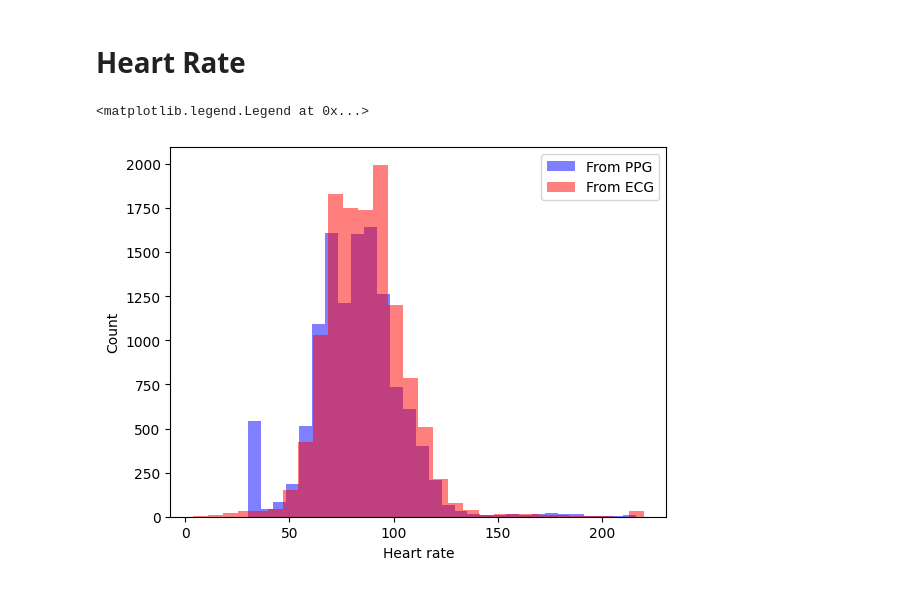
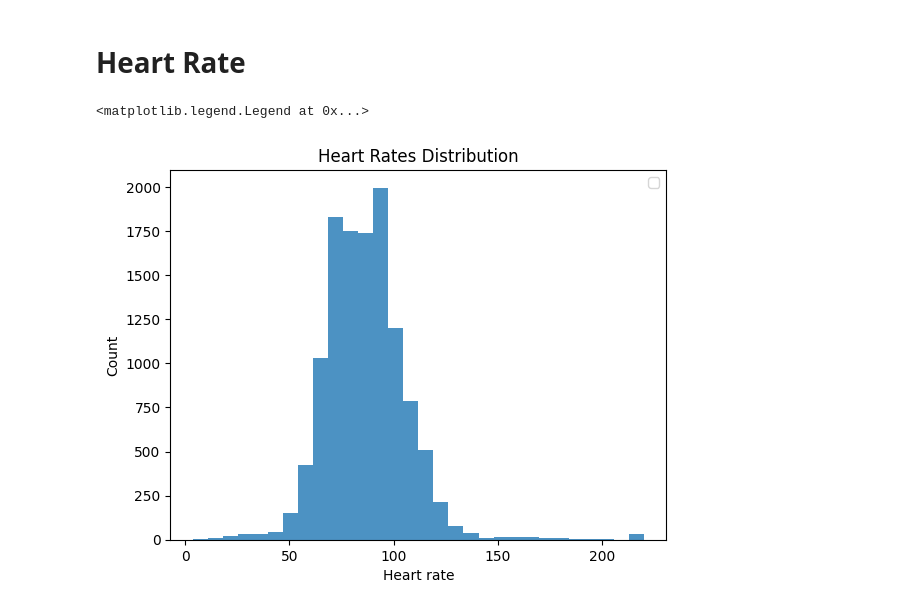
Before and after one commit to hjalalin/ecg-bp-estimation, a Jupyter notebook: 1_featueres.ipynb, the cells around one changed output. Cells and saved outputs as stored; diff of their text form; code cells hidden in the pictures.

```diff
--- a/1_featueres.ipynb
+++ b/1_featueres.ipynb
@@ -72,11 +79,12 @@ for ii in range(12):
 # %% [markdown]
 # Heart Rate
 # %%
-plt.hist(heart_rates_ppg, bins=30, alpha=0.5, color='blue', label='From PPG')
-plt.hist(heart_rates_ecg, bins=30, alpha=0.5, color='red', label='From ECG')
+plt.hist(heart_rates_ecg, bins=30, alpha=0.8)
+
+plt.title('Heart Rates Distribution')
 plt.xlabel('Heart rate')
 plt.ylabel('Count')
 plt.legend()
 # %% [output]
 <matplotlib.legend.Legend at 0x...>
-[figure, old version]
+[figure, new version]
```
Also changed, not shown: parts of 2 cells of this notebook.
